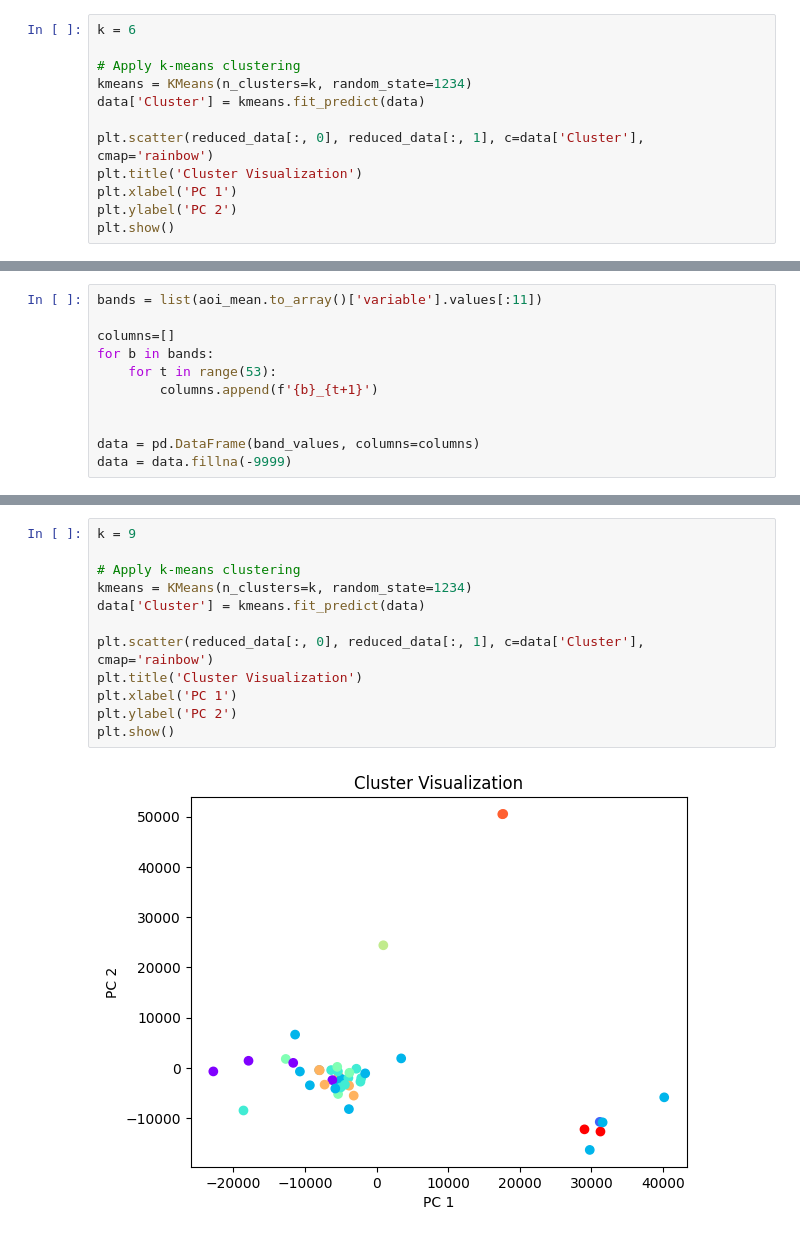
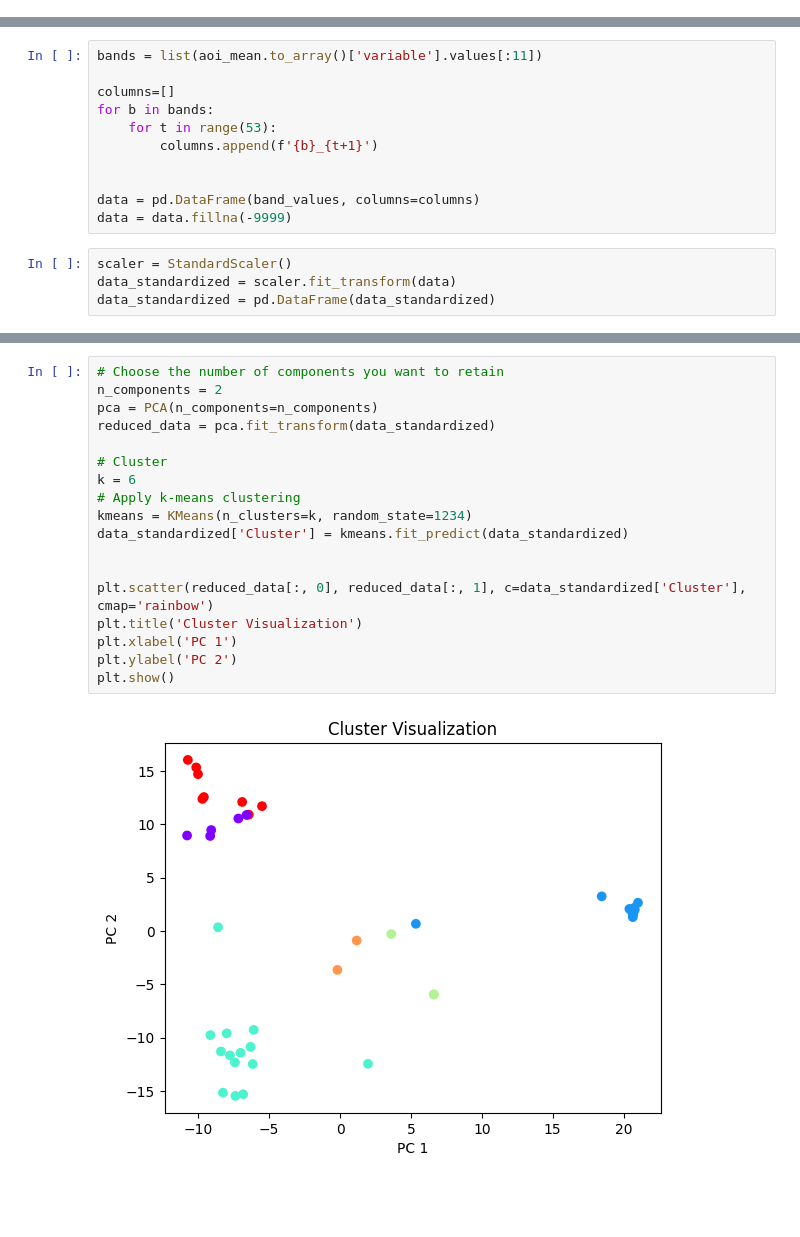
Before and after one commit to clausmichele/openEO_photovoltaic, a Jupyter notebook: openEO_data_retrieval.ipynb, the cells around one changed output, grey strips where cells are left out. Cells and saved outputs as stored; diff of their text form; blank space fills up the shorter version.

Commit message:
standardized data

```diff
--- a/openEO_data_retrieval.ipynb
+++ b/openEO_data_retrieval.ipynb
@@ -164,12 +168,0 @@ plt.show()
-# %%
-k = 6
-
-# Apply k-means clustering
-kmeans = KMeans(n_clusters=k, random_state=1234)
-data['Cluster'] = kmeans.fit_predict(data)
-
-plt.scatter(reduced_data[:, 0], reduced_data[:, 1], c=data['Cluster'], cmap='rainbow')
-plt.title('Cluster Visualization')
-plt.xlabel('PC 1')
-plt.ylabel('PC 2')
-plt.show()
@@ -210,6 +222,10 @@ for b in bands:
 
 data = pd.DataFrame(band_values, columns=columns)
 data = data.fillna(-9999)
+# %%
+scaler = StandardScaler()
+data_standardized = scaler.fit_transform(data)
+data_standardized = pd.DataFrame(data_standardized)
 # %%
 silhouette_scores = []
 for k in range(2, 11):
@@ -228,14 +244,20 @@ plt.show()
 # %%
-k = 9
+# Choose the number of components you want to retain
+n_components = 2
+pca = PCA(n_components=n_components)
+reduced_data = pca.fit_transform(data_standardized)
 
+# Cluster
+k = 6
 # Apply k-means clustering
 kmeans = KMeans(n_clusters=k, random_state=1234)
-data['Cluster'] = kmeans.fit_predict(data)
+data_standardized['Cluster'] = kmeans.fit_predict(data_standardized)
 
-plt.scatter(reduced_data[:, 0], reduced_data[:, 1], c=data['Cluster'], cmap='rainbow')
+
+plt.scatter(reduced_data[:, 0], reduced_data[:, 1], c=data_standardized['Cluster'], cmap='rainbow')
 plt.title('Cluster Visualization')
 plt.xlabel('PC 1')
 plt.ylabel('PC 2')
 plt.show()
 # %% [output]
-[figure, old version]
+[figure, new version]
```
Also changed, not shown: parts of 6 cells of this notebook.
